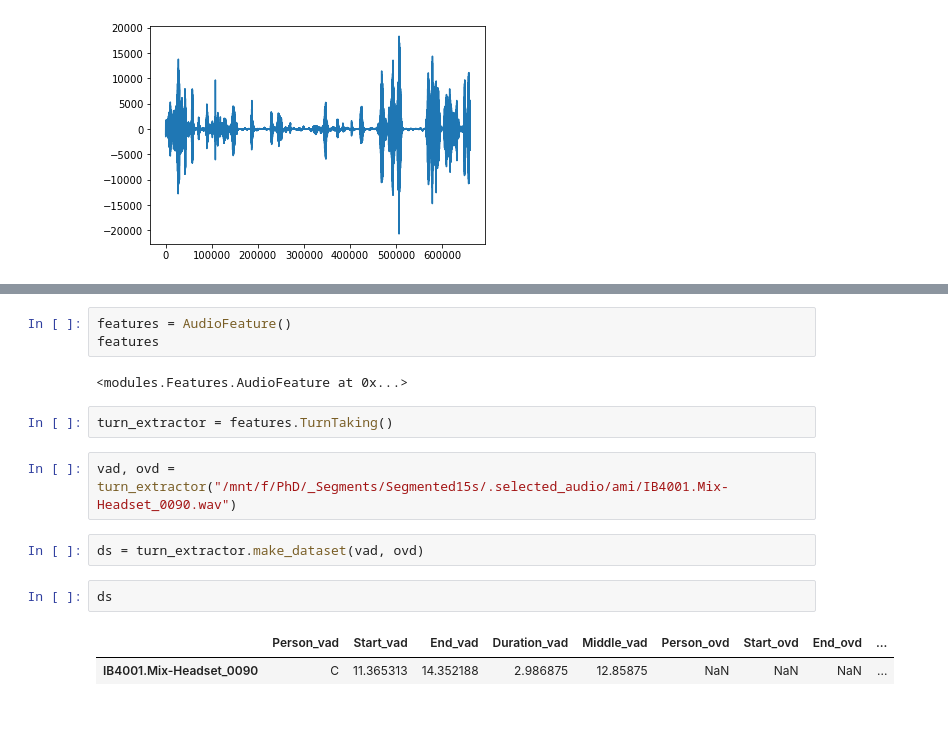
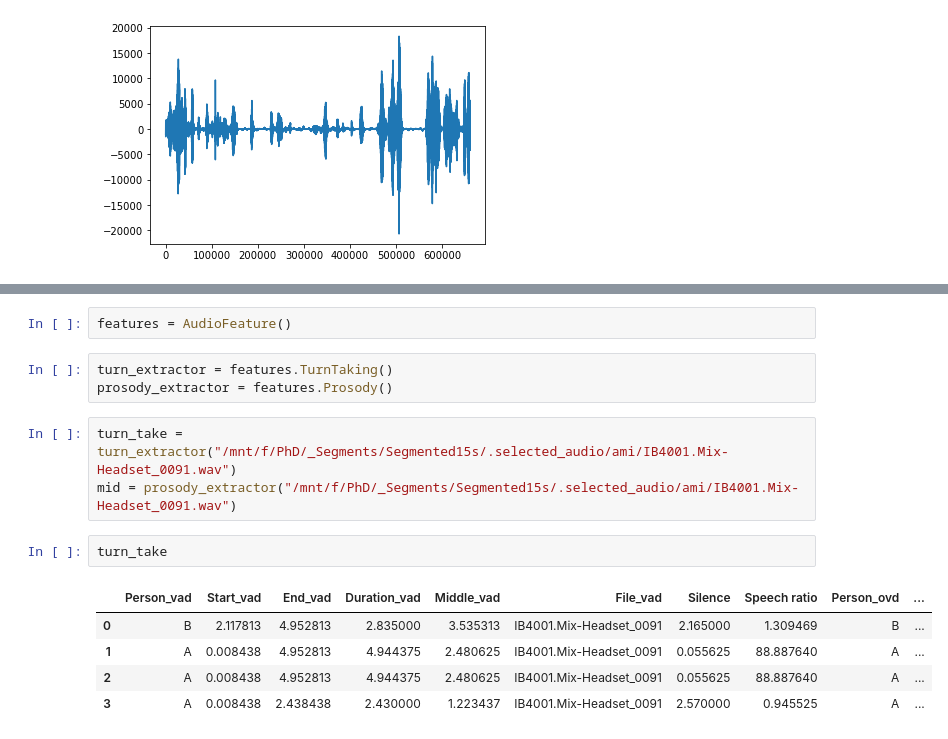
Before and after one commit to Lakebak/AudioAnalysis, a Jupyter notebook: test_notebook.ipynb, the cells around one changed output, grey strips where cells are left out. Saved outputs shown, nothing was run; the diff lists cells and outputs as text.

```diff
--- a/test_notebook.ipynb
+++ b/test_notebook.ipynb
@@ -119,16 +122,16 @@ from modules import AudioFeature
 # %%
 features = AudioFeature()
-features
-# %% [output]
-<modules.Features.AudioFeature at 0x...>
 # %%
 turn_extractor = features.TurnTaking()
+prosody_extractor = features.Prosody()
 # %%
-vad, ovd = turn_extractor("/mnt/f/PhD/_Segments/Segmented15s/.selected_audio/ami/IB4001.Mix-Headset_0090.wav")
+turn_take = turn_extractor("/mnt/f/PhD/_Segments/Segmented15s/.selected_audio/ami/IB4001.Mix-Headset_0091.wav")
+mid = prosody_extractor("/mnt/f/PhD/_Segments/Segmented15s/.selected_audio/ami/IB4001.Mix-Headset_0091.wav")
-# %%
-ds = turn_extractor.make_dataset(vad, ovd)
-# %%
-ds
-# %% [output]
-|  | Person_vad | Start_vad | End_vad | Duration_vad | Middle_vad | Person_ovd | Start_ovd | End_ovd | ... |
-| IB4001.Mix-Headset_0090 | C | 11.365313 | 14.352188 | 2.986875 | 12.85875 | NaN | NaN | NaN | ... |
+# %%
+turn_take
+# %% [output]
+|  | Person_vad | Start_vad | End_vad | Duration_vad | Middle_vad | File_vad | Silence | Speech ratio | Person_ovd | ... |
+| 0 | B | 2.117813 | 4.952813 | 2.835000 | 3.535313 | IB4001.Mix-Headset_0091 | 2.165000 | 1.309469 | B | ... |
+| 1 | A | 0.008438 | 4.952813 | 4.944375 | 2.480625 | IB4001.Mix-Headset_0091 | 0.055625 | 88.887640 | A | ... |
+| 2 | A | 0.008438 | 4.952813 | 4.944375 | 2.480625 | IB4001.Mix-Headset_0091 | 0.055625 | 88.887640 | A | ... |
+| 3 | A | 0.008438 | 2.438438 | 2.430000 | 1.223437 | IB4001.Mix-Headset_0091 | 2.570000 | 0.945525 | A | ... |
```
Also changed, not shown: parts of 8 cells of this notebook, 16 other files.
